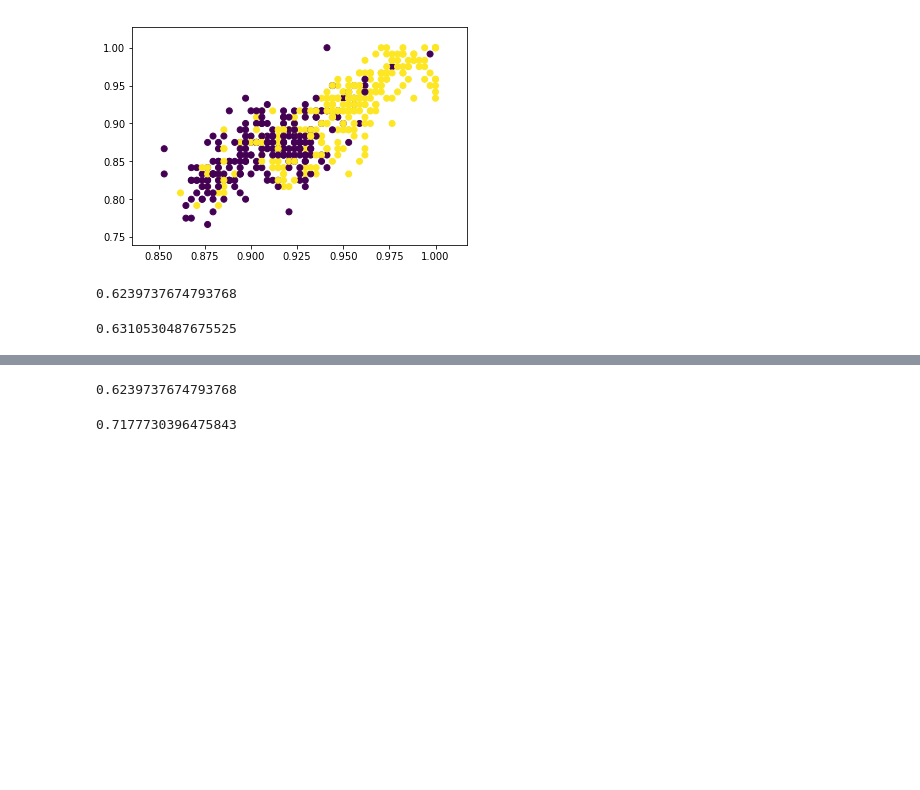
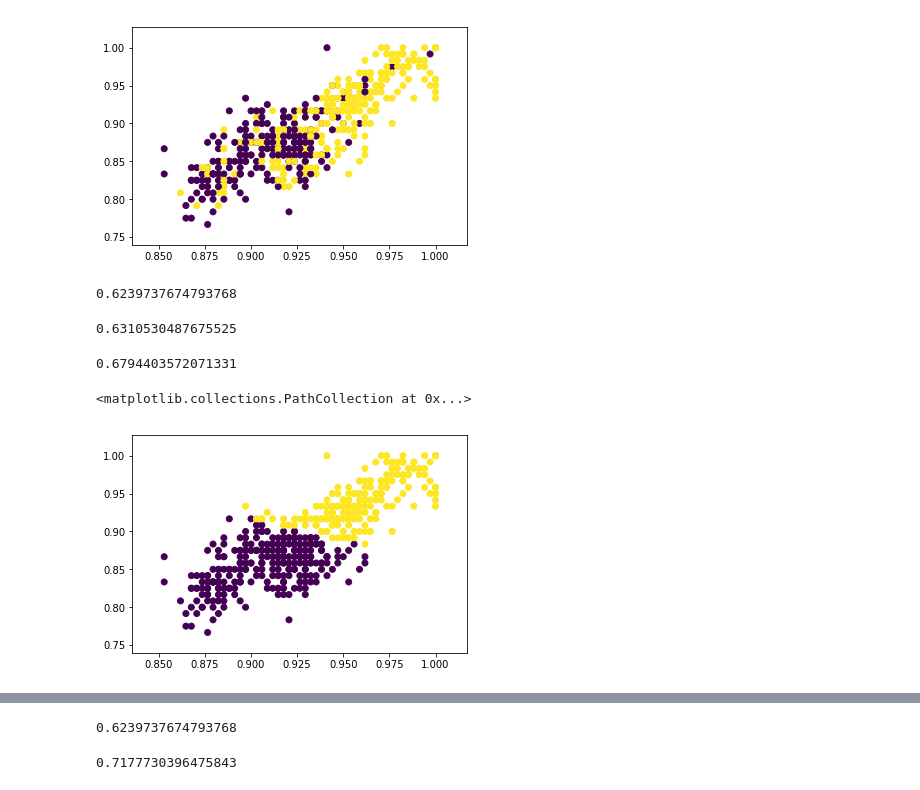
Before and after one commit to vitornascimentto/MachineLearning, a Jupyter notebook: Rede Neural/Clustering/clustering.ipynb, the cells around one changed output, grey strips where cells are left out. Cells and saved outputs as stored; diff of their text form; code cells hidden in the pictures; blank space fills up the shorter version.

```diff
--- a/Rede Neural/Clustering/clustering.ipynb
+++ b/Rede Neural/Clustering/clustering.ipynb
@@ -119,6 +119,16 @@ y_pred = kmeans.fit_predict(df[['GRE Score', 'TOEFL Score', 'SOP','LOR ','CGPA']
 metrics.fowlkes_mallows_score(X, y_pred)
 # %% [output]
 0.6310530487675525
+# %%
+y_pred = kmeans.fit_predict(df[['GRE Score', 'TOEFL Score']])
+metrics.fowlkes_mallows_score(X, y_pred)
+# %% [output]
+0.6794403572071331
+# %%
+plt.scatter(df['GRE Score'], df['TOEFL Score'],  c=y_pred)
+# %% [output]
+<matplotlib.collections.PathCollection at 0x...>
+[figure, added]
 # %%
 fig = plt.figure(figsize=(6,6))
 ax = fig.add_subplot(111, projection='3d')
```
Also changed, not shown: parts of 3 cells of this notebook.
